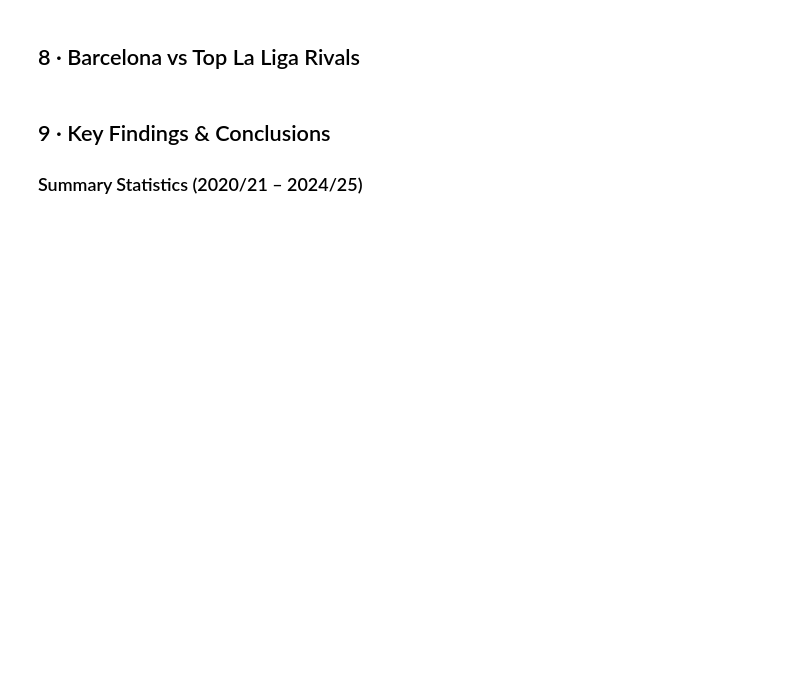
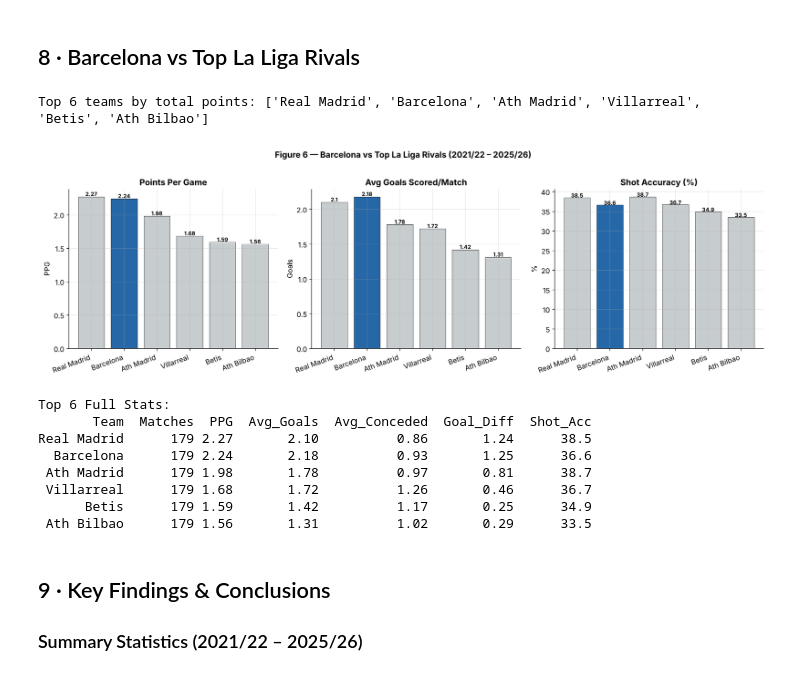
Before and after one commit to abir110/barcelona-performance-analysis, a Jupyter notebook: barcelona_analysis.ipynb, the cells around one changed output. Drawn from its saved outputs; the diff is of its cells as text; code cells hidden in the pictures; blank space fills up the shorter version.

```diff
--- a/barcelona_analysis.ipynb
+++ b/barcelona_analysis.ipynb
@@ -55,11 +55,11 @@ BARCA_RED  = "#a50044"
 
 # ── Load and combine all seasons ───────────────────────────────────────────────
 season_map = {
-    'SP1_21.csv': '2020/21',
-    'SP1_22.csv': '2021/22',
-    'SP1_23.csv': '2022/23',
-    'SP1_24.csv': '2023/24',
-    'SP1_25.csv': '2024/25',
+    'SP1_21.csv': '2021/22',
+    'SP1_22.csv': '2022/23',
+    'SP1_23.csv': '2023/24',
+    'SP1_24.csv': '2024/25',
+    'SP1_25.csv': '2025/26',
 }
 
 dfs = []
@@ -450,38 +504,49 @@ top6_stats = all_teams[all_teams['Team'].isin(top6)].groupby('Team').agg(
 ).round(2).reset_index().sort_values('PPG', ascending=False)
 
 top6_stats['Shot_Acc']   = (top6_stats['Avg_SOT']   / top6_stats['Avg_Shots'] * 100).round(1)
 top6_stats['Goal_Diff']  = (top6_stats['Avg_Goals'] - top6_stats['Avg_Conceded']).round(2)
 
 fig, axes = plt.subplots(1, 3, figsize=(16, 5))
 barca_colour = lambda team: BARCA_BLUE if team == 'Barcelona' else '#bdc3c7'
 
 for ax, metric, title, ylabel in [
     (axes[0], 'PPG',       'Points Per Game',          'PPG'),
     (axes[1], 'Avg_Goals', 'Avg Goals Scored/Match',   'Goals'),
     (axes[2], 'Shot_Acc',  'Shot Accuracy (%)',         '%'),
 ]:
     colours = [barca_colour(t) for t in top6_stats['Team']]
     bars = ax.bar(top6_stats['Team'], top6_stats[metric],
                   color=colours, alpha=0.85, edgecolor='k', lw=0.5)
     for bar, val in zip(bars, top6_stats[metric]):
         ax.text(bar.get_x()+bar.get_width()/2, bar.get_height()+0.01,
                 f'{val}', ha='center', fontsize=8.5, fontweight='bold')
     ax.set_title(title, fontweight='bold')
     ax.set_ylabel(ylabel)
     plt.setp(ax.get_xticklabels(), rotation=20, ha='right')
 
-fig.suptitle('Figure 6 — Barcelona vs Top La Liga Rivals (2020–2025)',
+fig.suptitle('Figure 6 — Barcelona vs Top La Liga Rivals (2021/22 – 2025/26)',
              fontsize=13, fontweight='bold', y=1.01)
 plt.tight_layout()
 plt.savefig('fig6_rivals_comparison.png', bbox_inches='tight')
 plt.show()
 
 print("\nTop 6 Full Stats:")
 print(top6_stats[['Team','Matches','PPG','Avg_Goals','Avg_Conceded','Goal_Diff','Shot_Acc']].to_string(index=False))
+# %% [output]
+Top 6 teams by total points: ['Real Madrid', 'Barcelona', 'Ath Madrid', 'Villarreal', 'Betis', 'Ath Bilbao']
+[figure, added]
+Top 6 Full Stats:
+       Team  Matches  PPG  Avg_Goals  Avg_Conceded  Goal_Diff  Shot_Acc
+Real Madrid      179 2.27       2.10          0.86       1.24      38.5
+  Barcelona      179 2.24       2.18          0.93       1.25      36.6
+ Ath Madrid      179 1.98       1.78          0.97       0.81      38.7
+ Villarreal      179 1.68       1.72          1.26       0.46      36.7
+      Betis      179 1.59       1.42          1.17       0.25      34.9
+ Ath Bilbao      179 1.56       1.31          1.02       0.29      33.5
 # %% [markdown]
 ## 9 · Key Findings & Conclusions
 
-### Summary Statistics (2020/21 – 2024/25)
+### Summary Statistics (2021/22 – 2025/26)
 # %%
 total_matches = len(barca)
 wins   = (barca['Result']=='W').sum()
```
Also changed, not shown: parts of 12 cells of this notebook, 9 other files.
